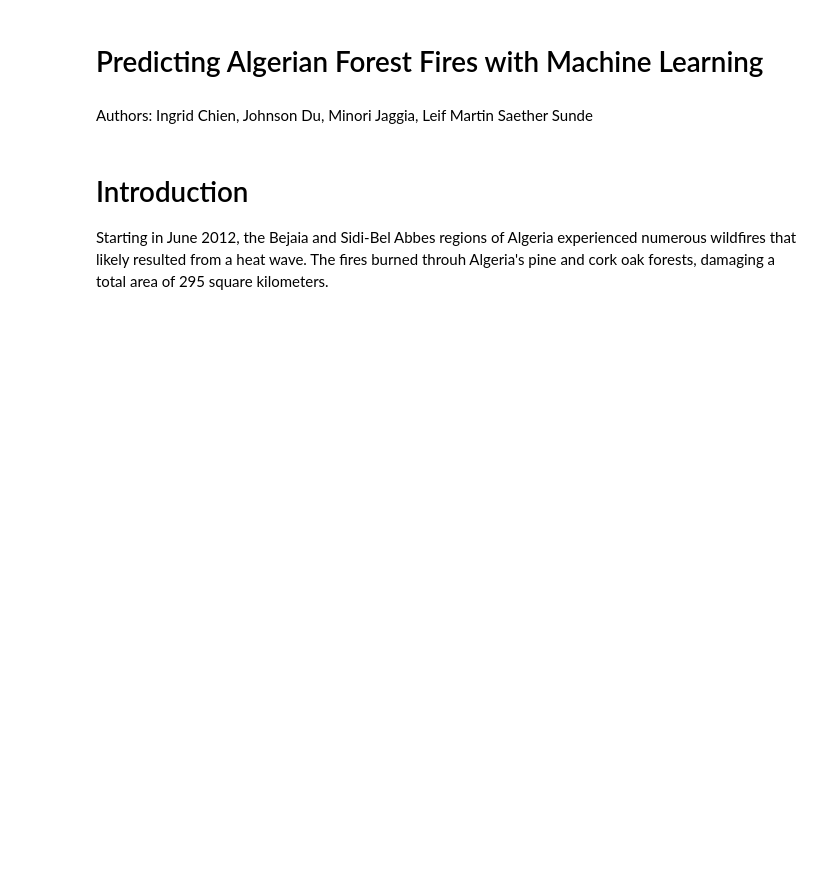
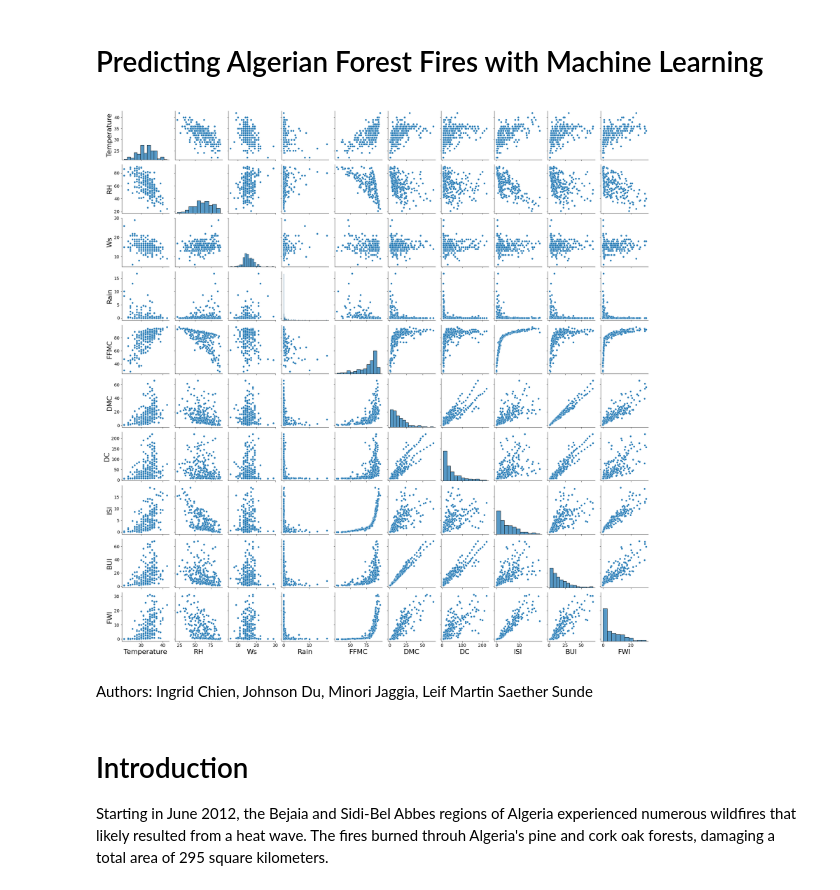
Before and after one commit to UCB-stat-159-s22/hw07-group10, a Jupyter notebook: main.ipynb, the cells around one changed output. Drawn from its saved outputs; the diff is of its cells as text; code cells hidden in the pictures; blank space fills up the shorter version.

Commit message:
test ipython image

```diff
--- a/main.ipynb
+++ b/main.ipynb
@@ -3,3 +5,7 @@
+# %%
+Image("figures/pairplot_all_quant.png", width=800)
+# %% [output]
+[figure, added]
 # %% [markdown]
 Authors: Ingrid Chien, Johnson Du, Minori Jaggia, Leif Martin Saether Sunde
 # %% [markdown]
```
Also changed, not shown: parts of 2 cells of this notebook.
